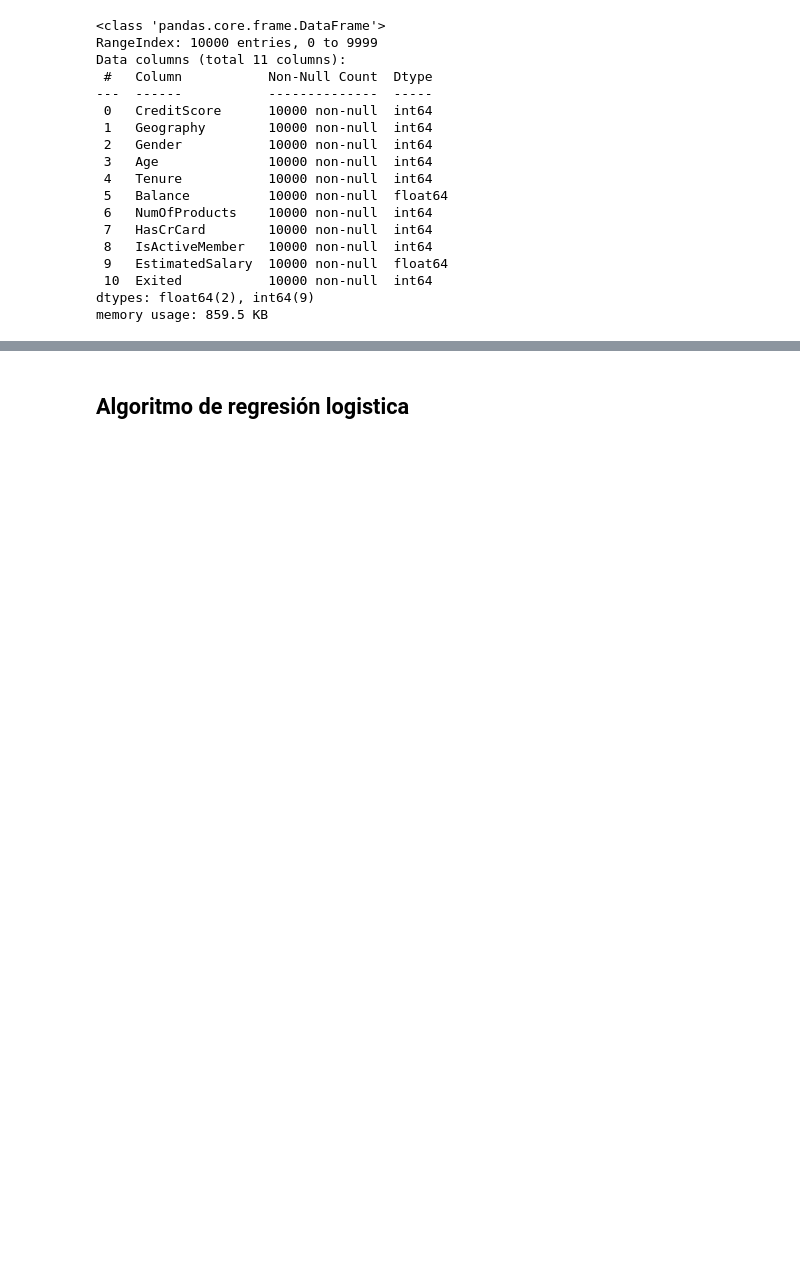
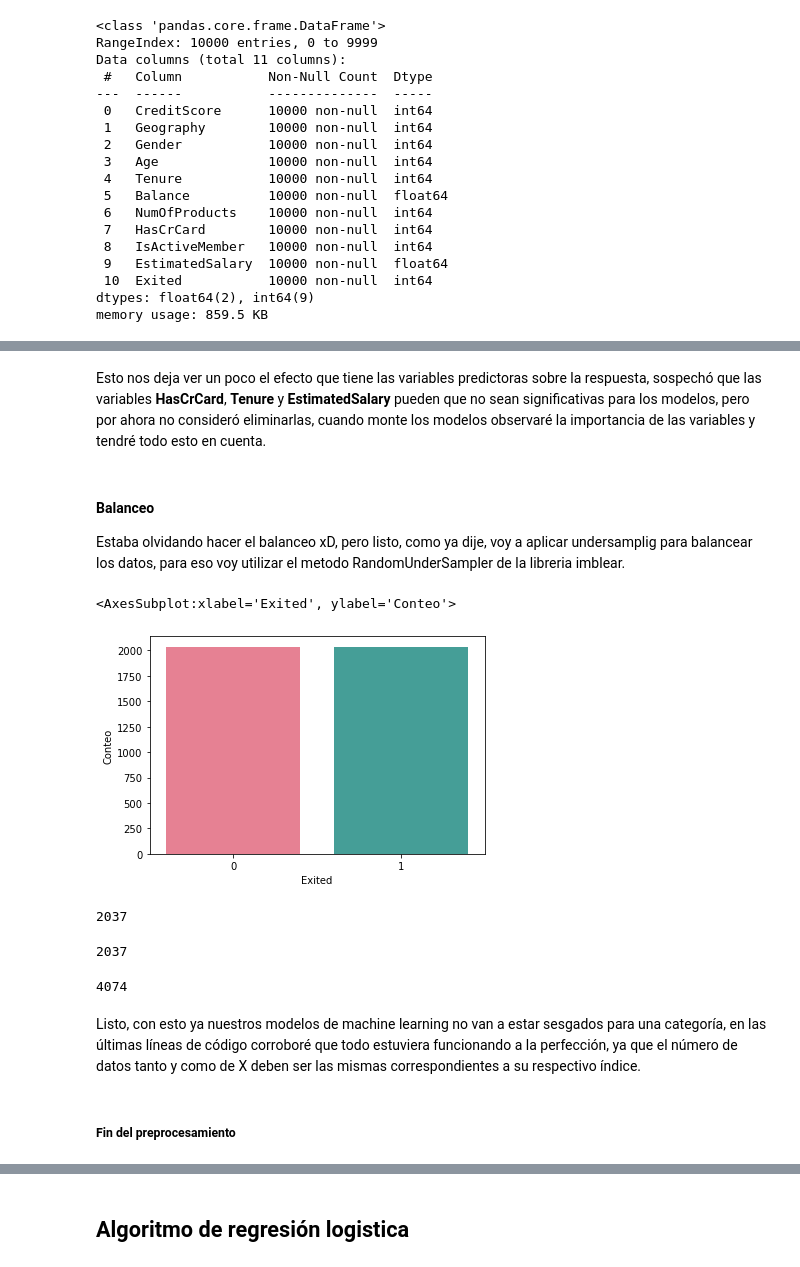
Before and after one commit to bserna13/Analisis-de-datos, a Jupyter notebook: Banco_permanencia.ipynb, the cells around one changed output, grey strips where cells are left out. Cells and saved outputs as stored; diff of their text form; code cells hidden in the pictures; blank space fills up the shorter version.

```diff
--- a/Banco_permanencia.ipynb
+++ b/Banco_permanencia.ipynb
@@ -309,0 +329,11 @@ Perfecto, ya no tenemos problemas con los tipos, solo nos queda aplicar los algo
+# %%
+from sklearn.preprocessing import MinMaxScaler
+scaler = MinMaxScaler()
+df_data_processing_scaled = scaler.fit_transform(datos_continuos)
+df_data_processing_scaled = pd.DataFrame(df_data_processing_scaled)
+df_data_processing_scaled.columns = datos_continuos.columns
+
+
+# Realizar la combinación utilizando el método merge
+df_data_processing_scaled = pd.merge(df_data_processing_scaled, datos[['Geography', 'Gender', 'Tenure','NumOfProducts', 'HasCrCard', 'IsActiveMember','Exited']],
+                                    left_index=True, right_index=True)
@@ -309,0 +354,14 @@ Perfecto, ya no tenemos problemas con los tipos, solo nos queda aplicar los algo
+# %%
+from sklearn.feature_selection import SelectKBest, f_classif
+
+X = df_data_processing_scaled.drop('Exited',axis=1)
+y = df_data_processing_scaled["Exited"].values
+
+k_best = SelectKBest(f_classif, k=2)
+X_new = k_best.fit_transform(X, y)
+
+p_values = k_best.pvalues_
+feature = X.columns
+
+for i in range(len(p_values)):
+    print(p_values[i]," Variable: ", feature[i] )
@@ -309,0 +379,33 @@ Perfecto, ya no tenemos problemas con los tipos, solo nos queda aplicar los algo
+# %% [markdown]
+Esto nos deja ver un poco el efecto que tiene las variables predictoras sobre la respuesta, sospechó que las variables __HasCrCard__, __Tenure__ y __EstimatedSalary__ pueden que no sean significativas para los modelos, pero por ahora no consideró eliminarlas, cuando monte los modelos observaré la importancia de las variables y tendré todo esto en cuenta.
+# %% [markdown]
+#### Balanceo
+Estaba olvidando hacer el balanceo xD, pero listo, como ya dije, voy a aplicar undersamplig para balancear los datos, para eso voy utilizar el metodo RandomUnderSampler de la libreria imblear.
+# %%
+from imblearn.under_sampling import RandomUnderSampler
+undersample = RandomUnderSampler(random_state=42)
+X_under, y_under = undersample.fit_resample(X,y) # ACTUALIZO LA (X) Y (y) PERO BALANCEADAS
+# %%
+y_under=pd.DataFrame(y_under).rename(columns={0:'Exited'})
+# %%
+y_under.value_counts("Exited").reset_index(name="Conteo").pipe(
+lambda df: sns.barplot(data=df,x="Exited",y="Conteo",palette = "husl"))
+# %% [output]
+<AxesSubplot:xlabel='Exited', ylabel='Conteo'>
+[figure, added]
+# %%
+y_under[y_under["Exited"]==1].size
+# %% [output]
+2037
+# %%
+y_under[y_under["Exited"]==0].size
+# %% [output]
+2037
+# %%
+X_under.shape[0]
+# %% [output]
+4074
+# %% [markdown]
+Listo, con esto ya nuestros modelos de machine learning no van a estar sesgados para una categoría, en las últimas líneas de código corroboré que todo estuviera funcionando a la perfección, ya que el número de datos tanto y como de X deben ser las mismas correspondientes a su respectivo índice.
+# %% [markdown]
+##### Fin del preprocesamiento
```
Also changed, not shown: parts of 37 cells of this notebook.
